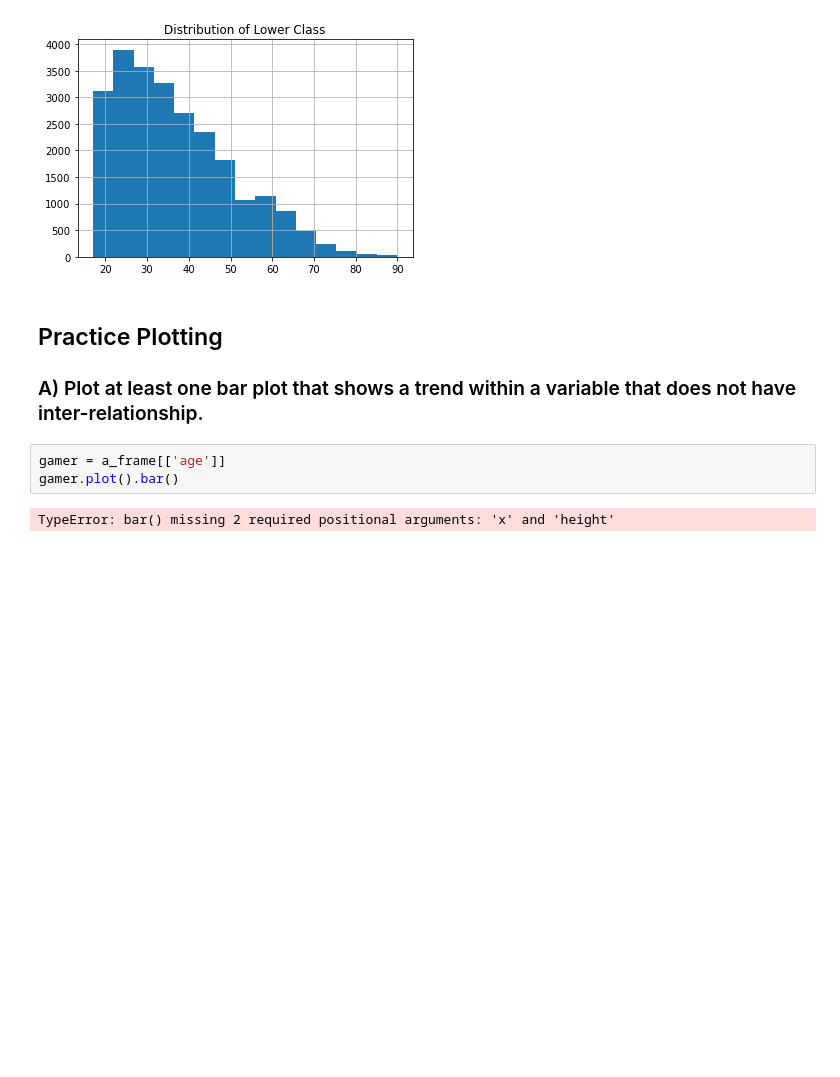
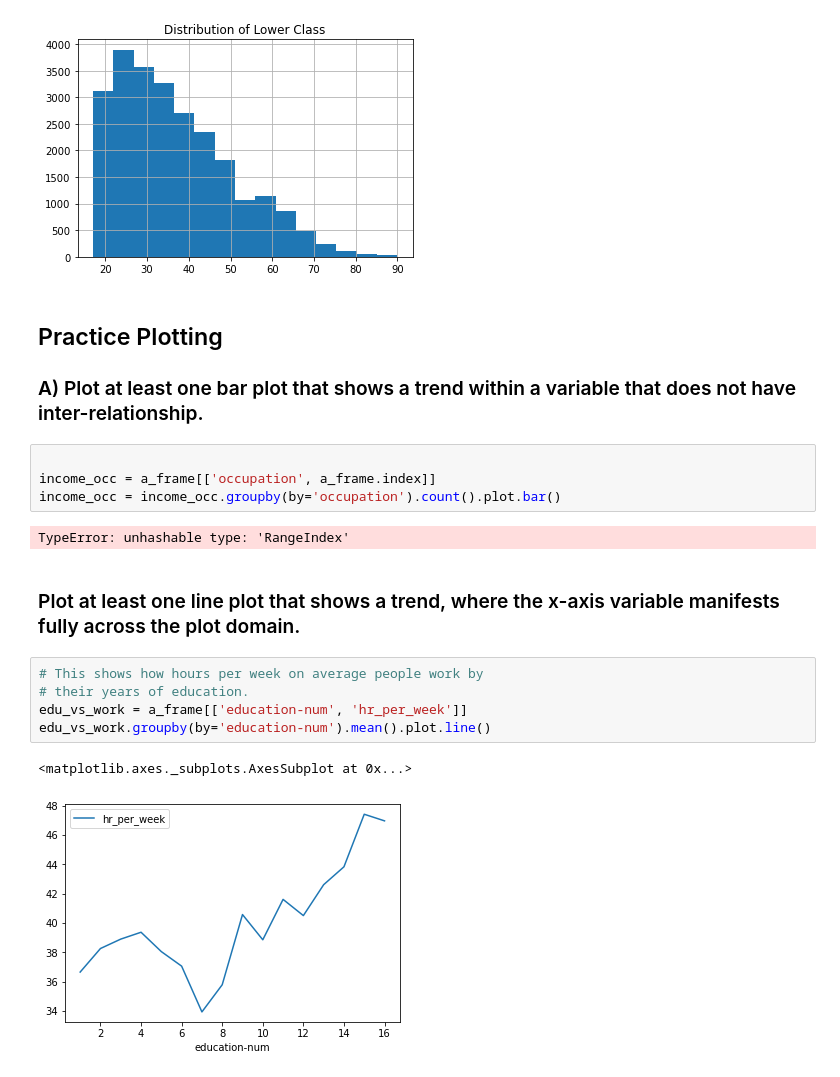
Before and after one commit to jventura1738/COSC311, a Jupyter notebook: LABS/Lab3_JV/Lab3.ipynb, the cells around one changed output. Drawn from its saved outputs; the diff is of its cells as text; blank space fills up the shorter version.

```diff
--- a/LABS/Lab3_JV/Lab3.ipynb
+++ b/LABS/Lab3_JV/Lab3.ipynb
@@ -196,8 +196,19 @@ lower_income_hist2 = lower_income['age'].hist(bins=15)
 ## Practice Plotting
 
 ### A) Plot at least one bar plot that shows a trend within a variable that does not have inter-relationship.
-# %%
-gamer = a_frame[['age']]
-gamer.plot().bar()
-# %% [output]
-TypeError: bar() missing 2 required positional arguments: 'x' and 'height'
+# %%
+
+income_occ = a_frame[['occupation', a_frame.index]]
+income_occ = income_occ.groupby(by='occupation').count().plot.bar()
+# %% [output]
+TypeError: unhashable type: 'RangeIndex'
+# %% [markdown]
+### Plot at least one line plot that shows a trend, where the x-axis variable manifests fully across the plot domain.
+# %%
+# This shows how hours per week on average people work by
+# their years of education.
+edu_vs_work = a_frame[['education-num', 'hr_per_week']]
+edu_vs_work.groupby(by='education-num').mean().plot.line()
+# %% [output]
+<matplotlib.axes._subplots.AxesSubplot at 0x...>
+[figure, added]
```
Also changed, not shown: parts of 1 cell of this notebook.
